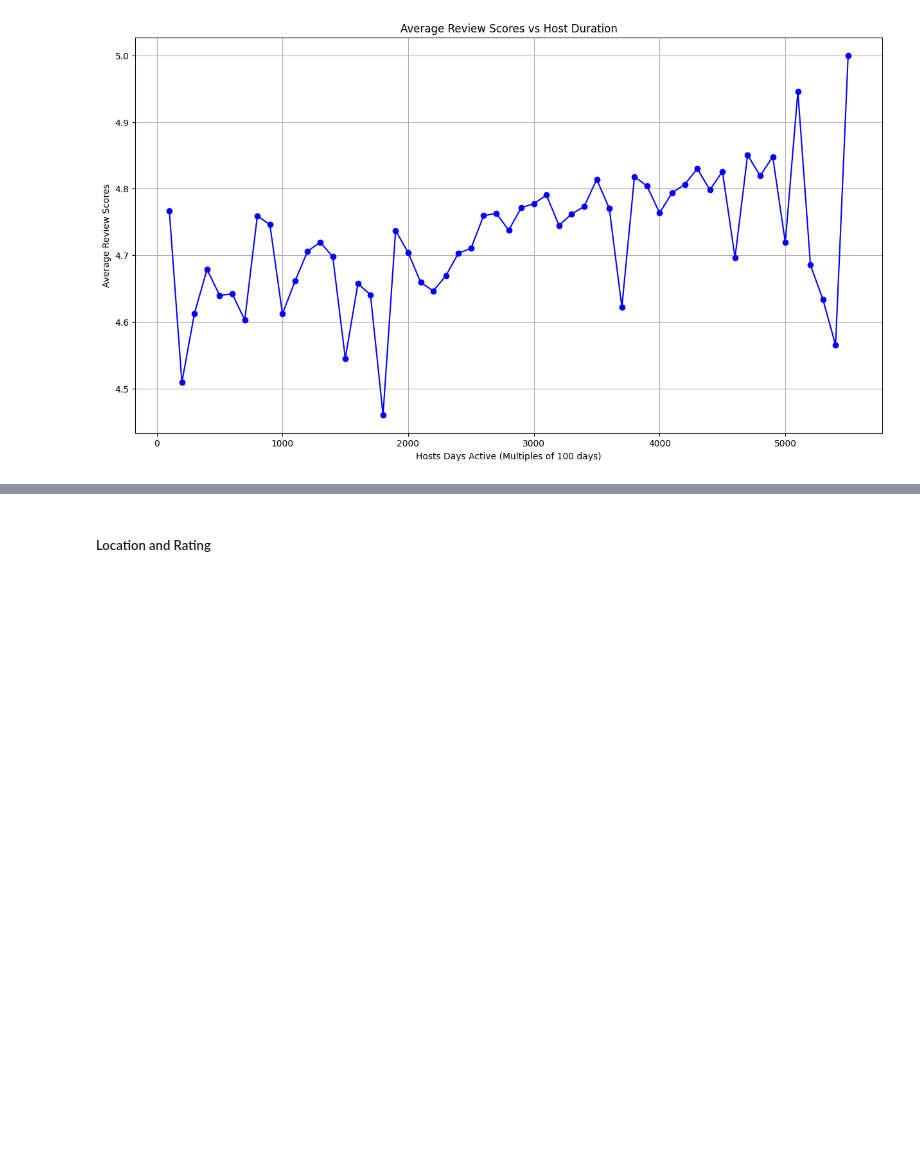
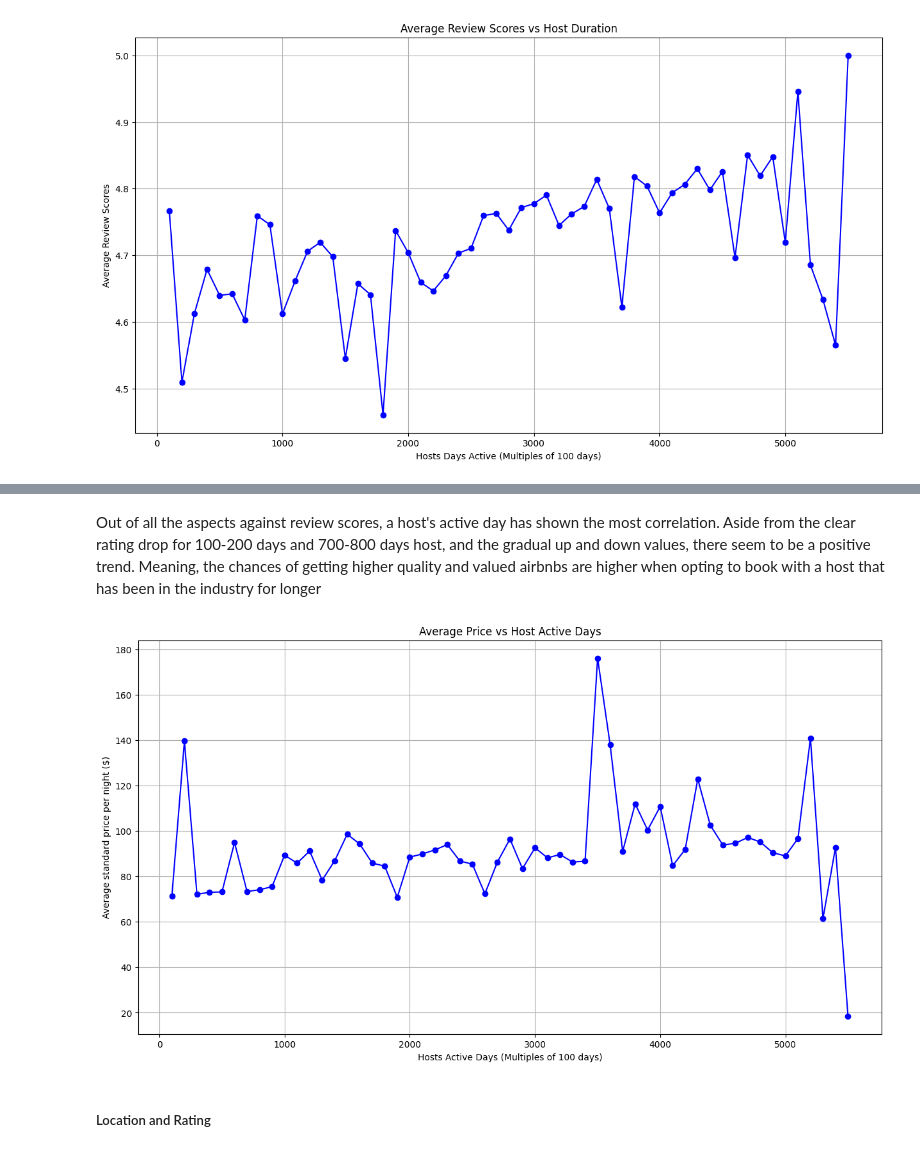
Before and after one commit to karenstevani/data_project, a Jupyter notebook: finaldataproject.ipynb, the cells around one changed output, grey strips where cells are left out. Cells and saved outputs as stored; diff of their text form; code cells hidden in the pictures; blank space fills up the shorter version.

```diff
--- a/finaldataproject.ipynb
+++ b/finaldataproject.ipynb
@@ -628,2 +621,22 @@ plt.show()
+# %% [markdown]
+Out of all the aspects against review scores, a host's active day has shown the most correlation. Aside from the clear rating drop for 100-200 days and 700-800 days host, and the gradual up and down values, there seem to be a positive trend. Meaning, the chances of getting higher quality and valued airbnbs are higher when opting to book with a host that has been in the industry for longer
+# %%
+plt.figure(figsize=(15, 8))
+
+plt.plot(
+    average_price_by_duration['Duration (Days Multiple of 100)'],
+    average_price_by_duration['Average Price'],
+    marker='o',
+    linestyle='-',
+    color='b'
+)
+
+plt.xlabel('Hosts Active Days (Multiples of 100 days)')
+plt.ylabel('Average standard price per night ($)')
+plt.title('Average Price vs Host Active Days')
+plt.grid(True)
+plt.show()
+# %% [output]
+[figure, added]
 # %% [markdown]
 ##### Location and Rating
```
Also changed, not shown: parts of 10 cells of this notebook.
